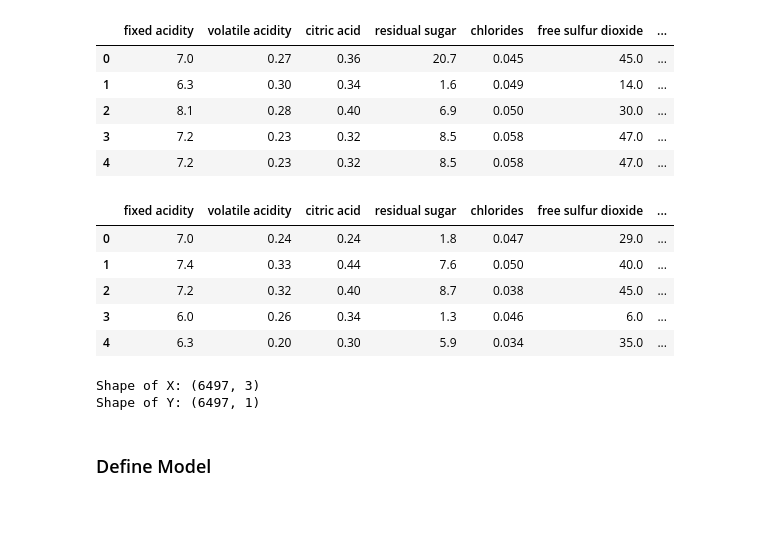
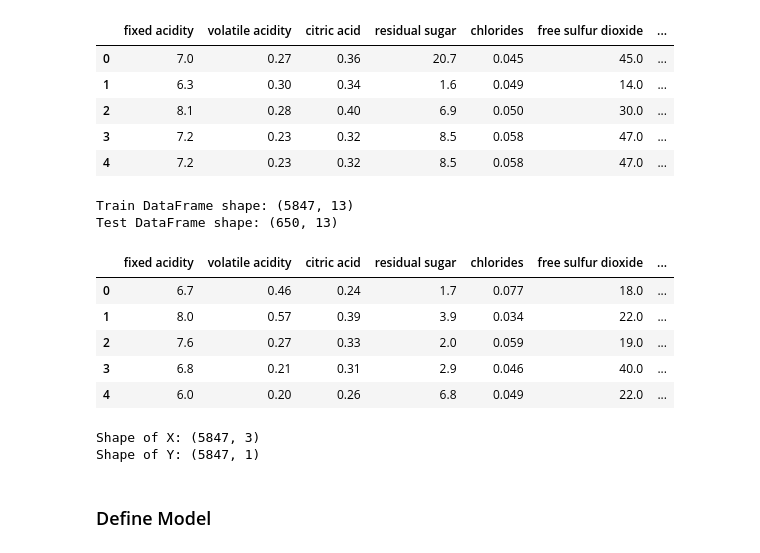
Before and after one commit to abrange/mit-deeplearning, a Jupyter notebook: module_2/MIT-DL-Mod_2_Assignment.ipynb, the cells around one changed output. Cells and saved outputs as stored; diff of their text form; code cells hidden in the pictures; blank space fills up the shorter version.

```diff
--- a/module_2/MIT-DL-Mod_2_Assignment.ipynb
+++ b/module_2/MIT-DL-Mod_2_Assignment.ipynb
@@ -120,31 +71,54 @@ df_white.head()
 # %%
 # Now we combine our two dataframes
 df = pd.concat([df_red, df_white])
 
 # And shuffle them in place to mix the red and white wine data together
 df = df.sample(frac=1).reset_index(drop=True)
-df.head()
+
+SEED_ =  42
+# Define the split ratio
+test_size = 0.10
+# For reproducibility
+np.random.seed(SEED_)
+
+# Sample 20% of the data for the test set
+# frac=test_size specifies the fraction of rows to return
+# random_state ensures reproducibility
+test_df = df.sample(frac=test_size, random_state=SEED_)
+
+# The remaining data will be the training set
+# We drop the indices that are in the test set from the original DataFrame
+train_df = df.drop(test_df.index)
+
+print("Train DataFrame shape:", train_df.shape)
+print("Test DataFrame shape:", test_df.shape)
+print("\n")
+
+# Separate in Train and Test Set. Train: 80% and Test 20%
+train_df.head()
 # %% [output]
+Train DataFrame shape: (5847, 13)
+Test DataFrame shape: (650, 13)
 |  | fixed acidity | volatile acidity | citric acid | residual sugar | chlorides | free sulfur dioxide | ... |
-| 0 | 7.0 | 0.24 | 0.24 | 1.8 | 0.047 | 29.0 | ... |
-| 1 | 7.4 | 0.33 | 0.44 | 7.6 | 0.050 | 40.0 | ... |
-| 2 | 7.2 | 0.32 | 0.40 | 8.7 | 0.038 | 45.0 | ... |
-| 3 | 6.0 | 0.26 | 0.34 | 1.3 | 0.046 | 6.0 | ... |
-| 4 | 6.3 | 0.20 | 0.30 | 5.9 | 0.034 | 35.0 | ... |
+| 0 | 6.7 | 0.46 | 0.24 | 1.7 | 0.077 | 18.0 | ... |
+| 1 | 8.0 | 0.57 | 0.39 | 3.9 | 0.034 | 22.0 | ... |
+| 2 | 7.6 | 0.27 | 0.33 | 2.0 | 0.059 | 19.0 | ... |
+| 3 | 6.8 | 0.21 | 0.31 | 2.9 | 0.046 | 40.0 | ... |
+| 4 | 6.0 | 0.20 | 0.26 | 6.8 | 0.049 | 22.0 | ... |
 # %%
 # We choose three attributes of the wine to perform our prediction on
 input_columns = ["citric acid", "residual sugar", "total sulfur dioxide"]
 output_columns = ["color"]
 
 # We extract the relevant features into our X and Y numpy arrays
-X = df[input_columns].to_numpy()
-Y = df[output_columns].to_numpy()
+X = train_df[input_columns].to_numpy()
+Y = train_df[output_columns].to_numpy()
 print("Shape of X:", X.shape)
 print("Shape of Y:", Y.shape)
 in_features = X.shape[1]
 # %% [output]
-Shape of X: (6497, 3)
-Shape of Y: (6497, 1)
+Shape of X: (5847, 3)
+Shape of Y: (5847, 1)
 # %% [markdown]
 ### Define Model
 # %%
```
Also changed, not shown: parts of 8 cells of this notebook.
